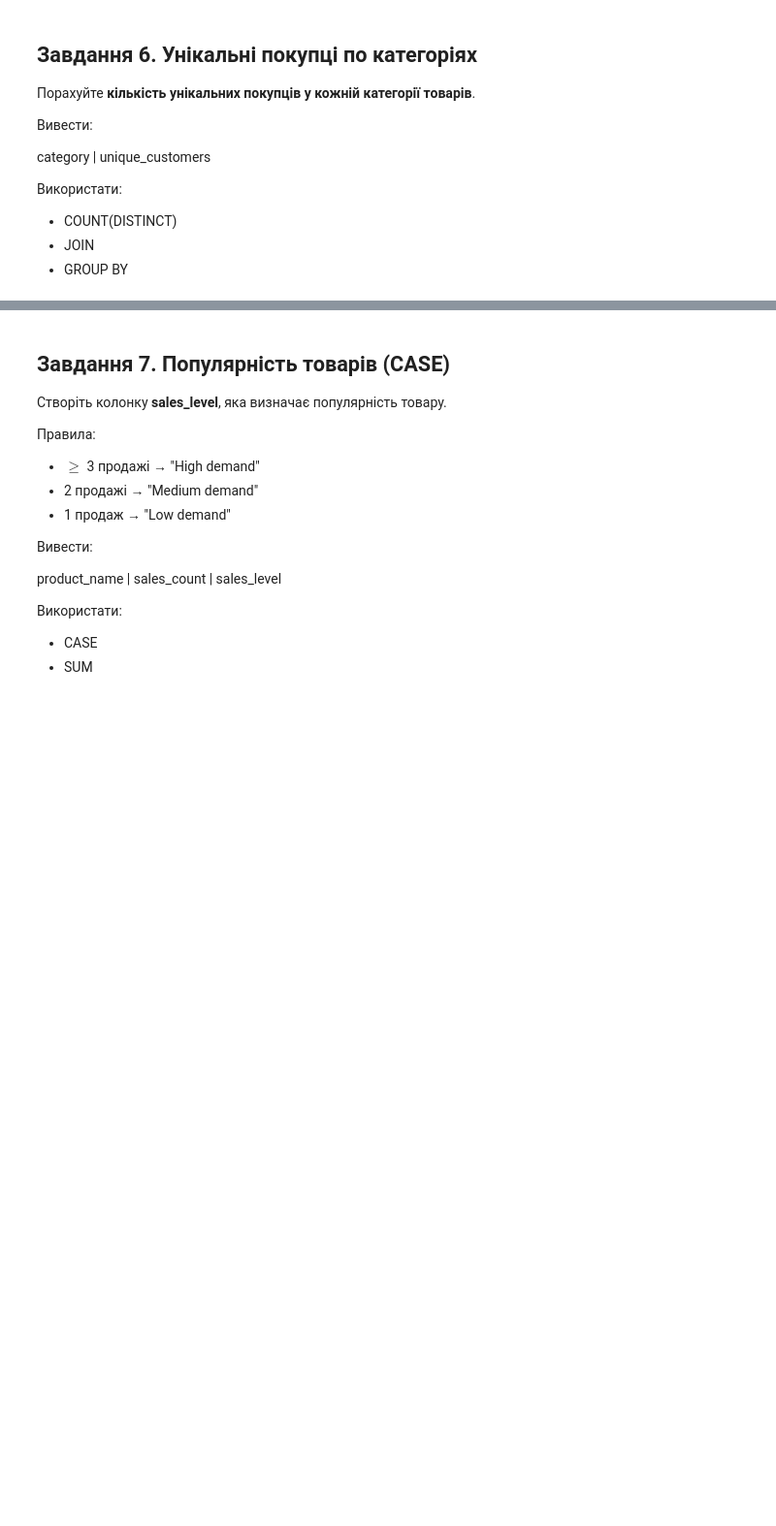
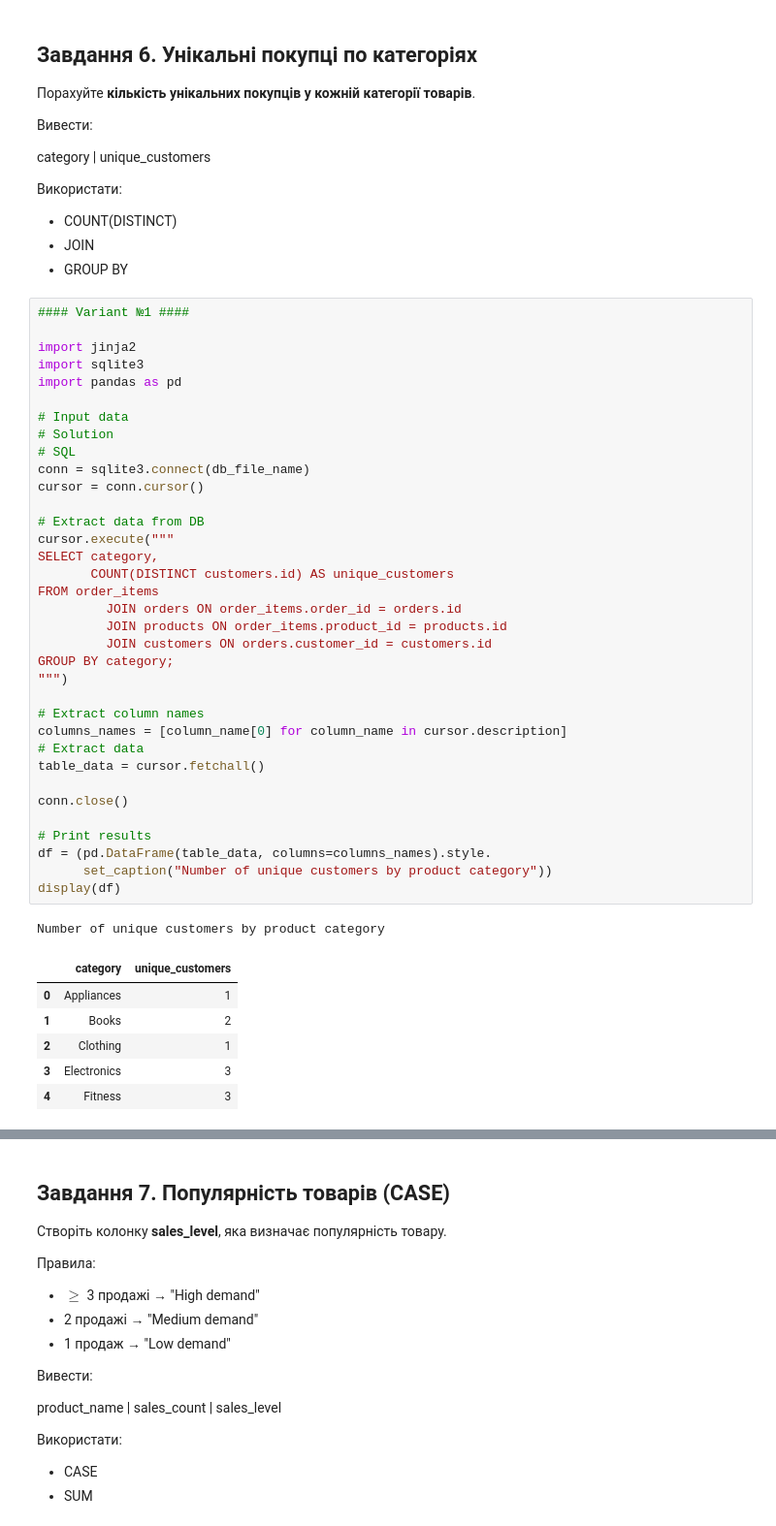
Before and after one commit to BogdanPinchuk/DataScience-PBY_HW7, a Jupyter notebook: Bohdan_Pinchuk_DS_HW7.ipynb, the cells around one changed output, grey strips where cells are left out. Shown at 97% size. Drawn from its saved outputs; the diff is of its cells as text; blank space fills up the shorter version.

```diff
--- a/Bohdan_Pinchuk_DS_HW7.ipynb
+++ b/Bohdan_Pinchuk_DS_HW7.ipynb
@@ -709,3 +715,46 @@ category | unique_customers
 - COUNT(DISTINCT)
 - JOIN
 - GROUP BY
+# %%
+#### Variant №1 ####
+
+import jinja2
+import sqlite3
+import pandas as pd
+
+# Input data
+# Solution
+# SQL
+conn = sqlite3.connect(db_file_name)
+cursor = conn.cursor()
+
+# Extract data from DB
+cursor.execute("""
+SELECT category,
+       COUNT(DISTINCT customers.id) AS unique_customers
+FROM order_items
+         JOIN orders ON order_items.order_id = orders.id
+         JOIN products ON order_items.product_id = products.id
+         JOIN customers ON orders.customer_id = customers.id
+GROUP BY category;
+""")
+
+# Extract column names
+columns_names = [column_name[0] for column_name in cursor.description]
+# Extract data
+table_data = cursor.fetchall()
+
+conn.close()
+
+# Print results
+df = (pd.DataFrame(table_data, columns=columns_names).style.
+      set_caption("Number of unique customers by product category"))
+display(df)
+# %% [output]
+Number of unique customers by product category
+|  | category | unique_customers |
+| 0 | Appliances | 1 |
+| 1 | Books | 2 |
+| 2 | Clothing | 1 |
+| 3 | Electronics | 3 |
+| 4 | Fitness | 3 |
```
Also changed, not shown: parts of 6 cells of this notebook.
